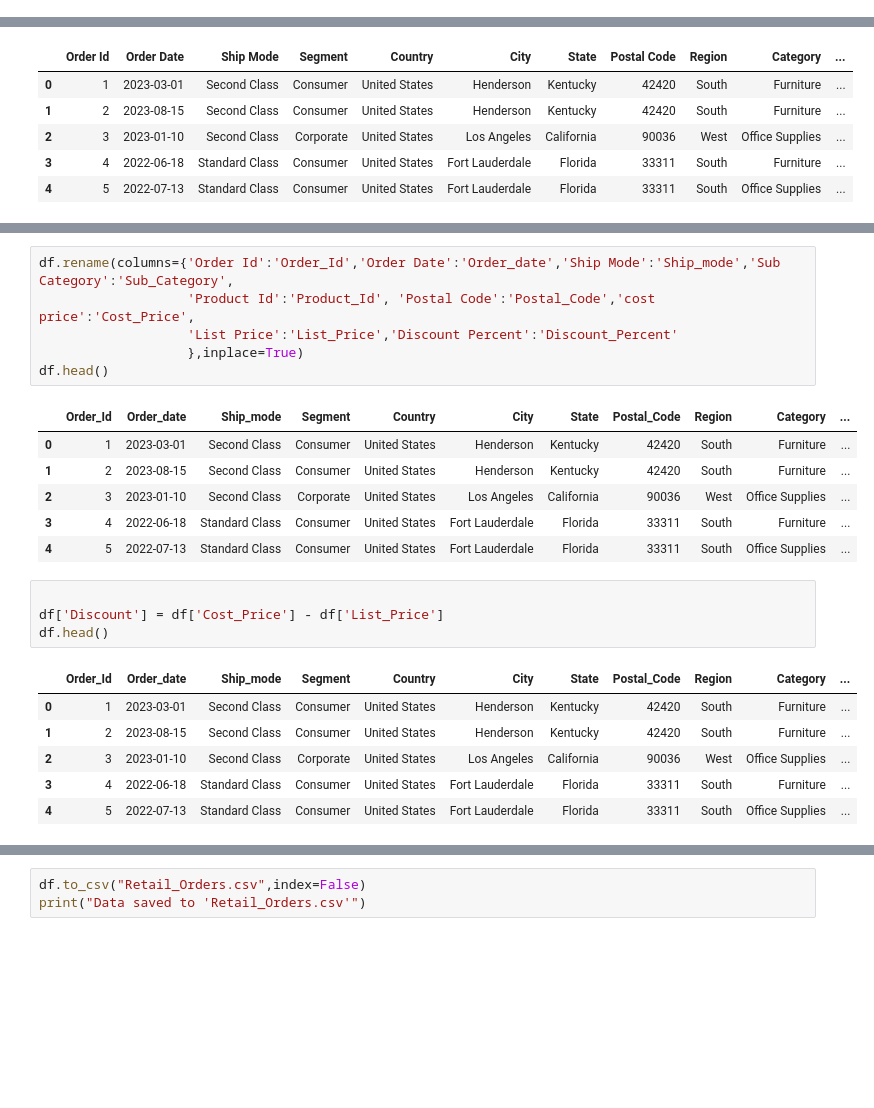
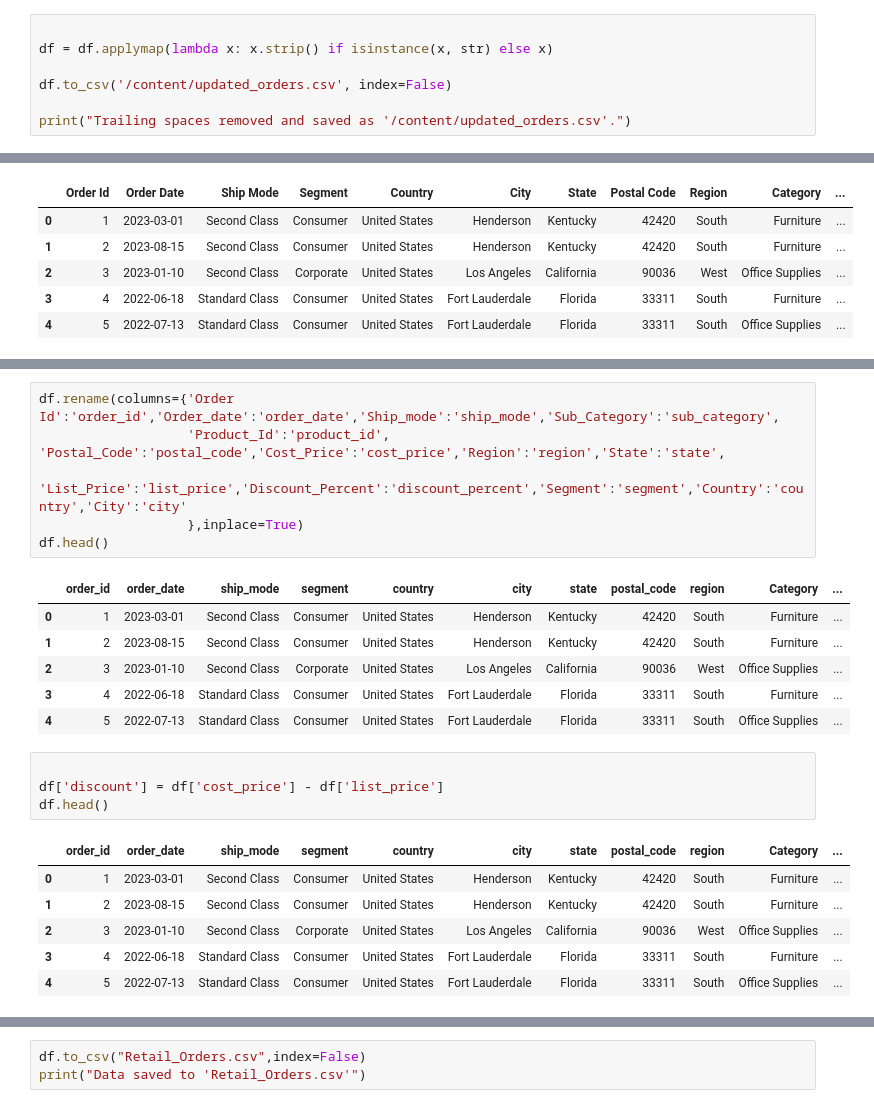
Before and after one commit to msandhiya07/Project1-RetailOrders, a Jupyter notebook: PROJECT_1_RETAIL_ORDERS.ipynb, the cells around one changed output, grey strips where cells are left out. Cells and saved outputs as stored; diff of their text form; blank space fills up the shorter version.

```diff
--- a/PROJECT_1_RETAIL_ORDERS.ipynb
+++ b/PROJECT_1_RETAIL_ORDERS.ipynb
@@ -108,3 +102,10 @@ df.describe()
 | 50% | 4997.500000 | 56430.500000 | 50.000000 | 50.000000 | 3.000000 | 3.000000 |
 | 75% | 7495.750000 | 90008.000000 | 180.000000 | 210.000000 | 5.000000 | 4.000000 |
 | max | 9994.000000 | 99301.000000 | 18110.000000 | 22640.000000 | 14.000000 | 5.000000 |
+# %%
+
+df = df.applymap(lambda x: x.strip() if isinstance(x, str) else x)
+
+df.to_csv('/content/updated_orders.csv', index=False)
+
+print("Trailing spaces removed and saved as '/content/updated_orders.csv'.")
@@ -181,11 +192,11 @@ df.head()
 # %%
-df.rename(columns={'Order Id':'Order_Id','Order Date':'Order_date','Ship Mode':'Ship_mode','Sub Category':'Sub_Category',
-                   'Product Id':'Product_Id', 'Postal Code':'Postal_Code','cost price':'Cost_Price',
-                   'List Price':'List_Price','Discount Percent':'Discount_Percent'
+df.rename(columns={'Order Id':'order_id','Order_date':'order_date','Ship_mode':'ship_mode','Sub_Category':'sub_category',
+                   'Product_Id':'product_id', 'Postal_Code':'postal_code','Cost_Price':'cost_price','Region':'region','State':'state',
+                   'List_Price':'list_price','Discount_Percent':'discount_percent','Segment':'segment','Country':'country','City':'city'
                    },inplace=True)
 df.head()
 # %% [output]
-|  | Order_Id | Order_date | Ship_mode | Segment | Country | City | State | Postal_Code | Region | Category | ... |
+|  | order_id | order_date | ship_mode | segment | country | city | state | postal_code | region | Category | ... |
 | 0 | 1 | 2023-03-01 | Second Class | Consumer | United States | Henderson | Kentucky | 42420 | South | Furniture | ... |
 | 1 | 2 | 2023-08-15 | Second Class | Consumer | United States | Henderson | Kentucky | 42420 | South | Furniture | ... |
 | 2 | 3 | 2023-01-10 | Second Class | Corporate | United States | Los Angeles | California | 90036 | West | Office Supplies | ... |
@@ -193,10 +204,10 @@ df.head()
 | 4 | 5 | 2022-07-13 | Standard Class | Consumer | United States | Fort Lauderdale | Florida | 33311 | South | Office Supplies | ... |
 # %%
 
-df['Discount'] = df['Cost_Price'] - df['List_Price']
+df['discount'] = df['cost_price'] - df['list_price']
 df.head()
 # %% [output]
-|  | Order_Id | Order_date | Ship_mode | Segment | Country | City | State | Postal_Code | Region | Category | ... |
+|  | order_id | order_date | ship_mode | segment | country | city | state | postal_code | region | Category | ... |
 | 0 | 1 | 2023-03-01 | Second Class | Consumer | United States | Henderson | Kentucky | 42420 | South | Furniture | ... |
 | 1 | 2 | 2023-08-15 | Second Class | Consumer | United States | Henderson | Kentucky | 42420 | South | Furniture | ... |
 | 2 | 3 | 2023-01-10 | Second Class | Corporate | United States | Los Angeles | California | 90036 | West | Office Supplies | ... |
```
Also changed, not shown: parts of 14 cells of this notebook.
